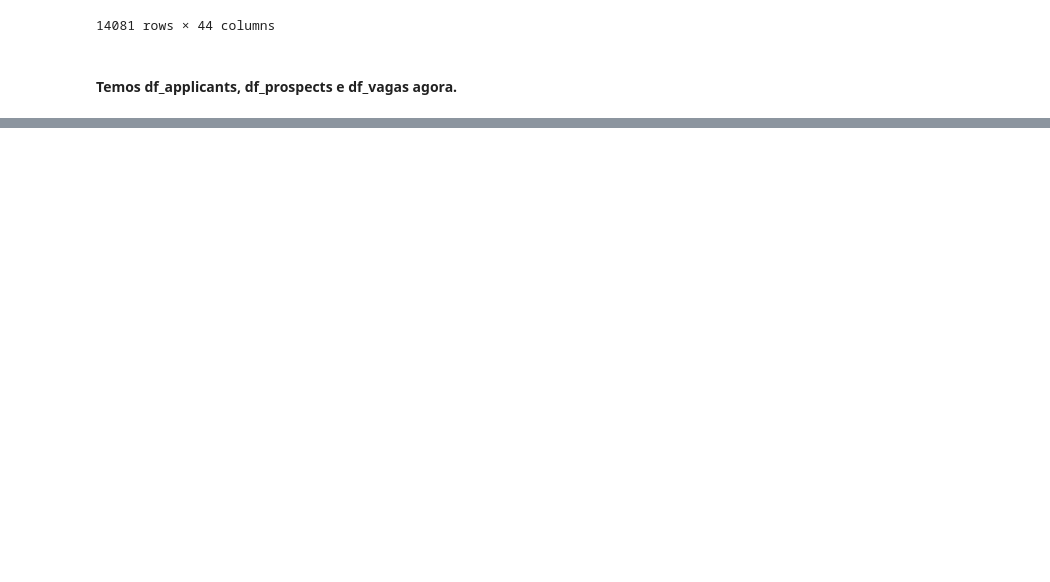
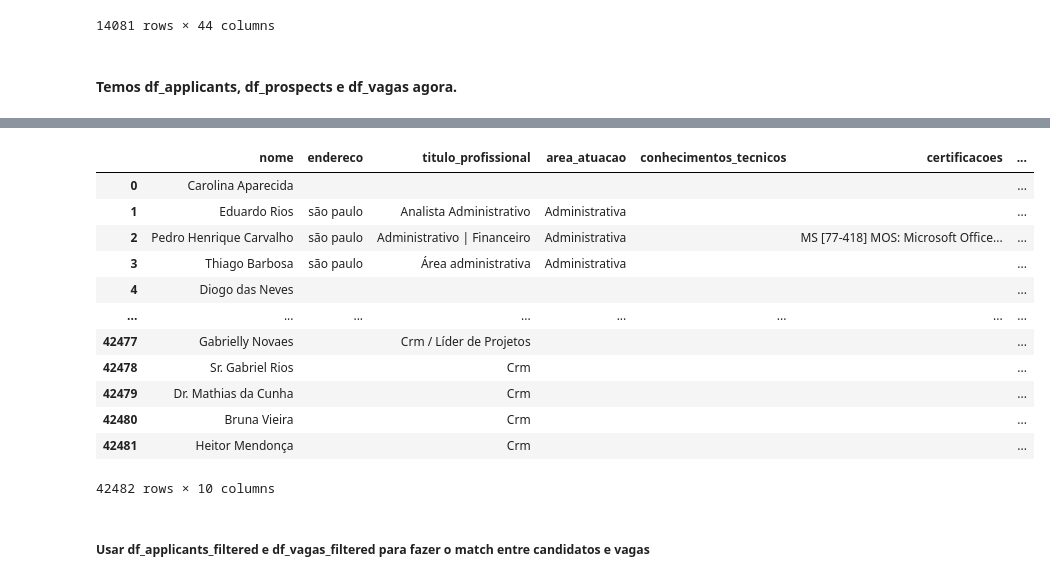
Before and after one commit to fcoalcantarajr/projeto-datathon-fiap, a Jupyter notebook: analysis.ipynb, the cells around one changed output, grey strips where cells are left out. Cells and saved outputs as stored; diff of their text form; code cells hidden in the pictures; blank space fills up the shorter version.

```diff
--- a/analysis.ipynb
+++ b/analysis.ipynb
@@ -20,4 +20,6 @@ cargo_atual = pd.json_normalize(df_applicants['cargo_atual'])
 
 df_applicants = pd.concat([infos_basicas, informacoes_pessoais, informacoes_profissionais, formacao_e_idiomas, cargo_atual], axis=1)
 
-df_applicants.tail(20)
+column_numbers = [x for x in range(df_applicants.shape[1])]
+column_numbers.remove(10)
+df_applicants = df_applicants.iloc[:, column_numbers]
@@ -173,0 +236,19 @@ df_vagas
+# %%
+df_applicants_filtered = df_applicants[['nome','endereco','titulo_profissional','area_atuacao','conhecimentos_tecnicos','certificacoes','outras_certificacoes','nivel_profissional','nivel_ingles','nivel_espanhol']]
+df_applicants_filtered
+# %% [output]
+|  | nome | endereco | titulo_profissional | area_atuacao | conhecimentos_tecnicos | certificacoes | ... |
+| 0 | Carolina Aparecida |  |  |  |  |  | ... |
+| 1 | Eduardo Rios | são paulo | Analista Administrativo | Administrativa |  |  | ... |
+| 2 | Pedro Henrique Carvalho | são paulo | Administrativo | Financeiro | Administrativa |  | MS [77-418] MOS: Microsoft Office... | ... |
+| 3 | Thiago Barbosa | são paulo | Área administrativa | Administrativa |  |  | ... |
+| 4 | Diogo das Neves |  |  |  |  |  | ... |
+| ... | ... | ... | ... | ... | ... | ... | ... |
+| 42477 | Gabrielly Novaes |  | Crm / Líder de Projetos |  |  |  | ... |
+| 42478 | Sr. Gabriel Rios |  | Crm |  |  |  | ... |
+| 42479 | Dr. Mathias da Cunha |  | Crm |  |  |  | ... |
+| 42480 | Bruna Vieira |  | Crm |  |  |  | ... |
+| 42481 | Heitor Mendonça |  | Crm |  |  |  | ... |
+42482 rows × 10 columns
+# %% [markdown]
+##### Usar df_applicants_filtered e df_vagas_filtered para fazer o match entre candidatos e vagas
```
Also changed, not shown: parts of 9 cells of this notebook.
